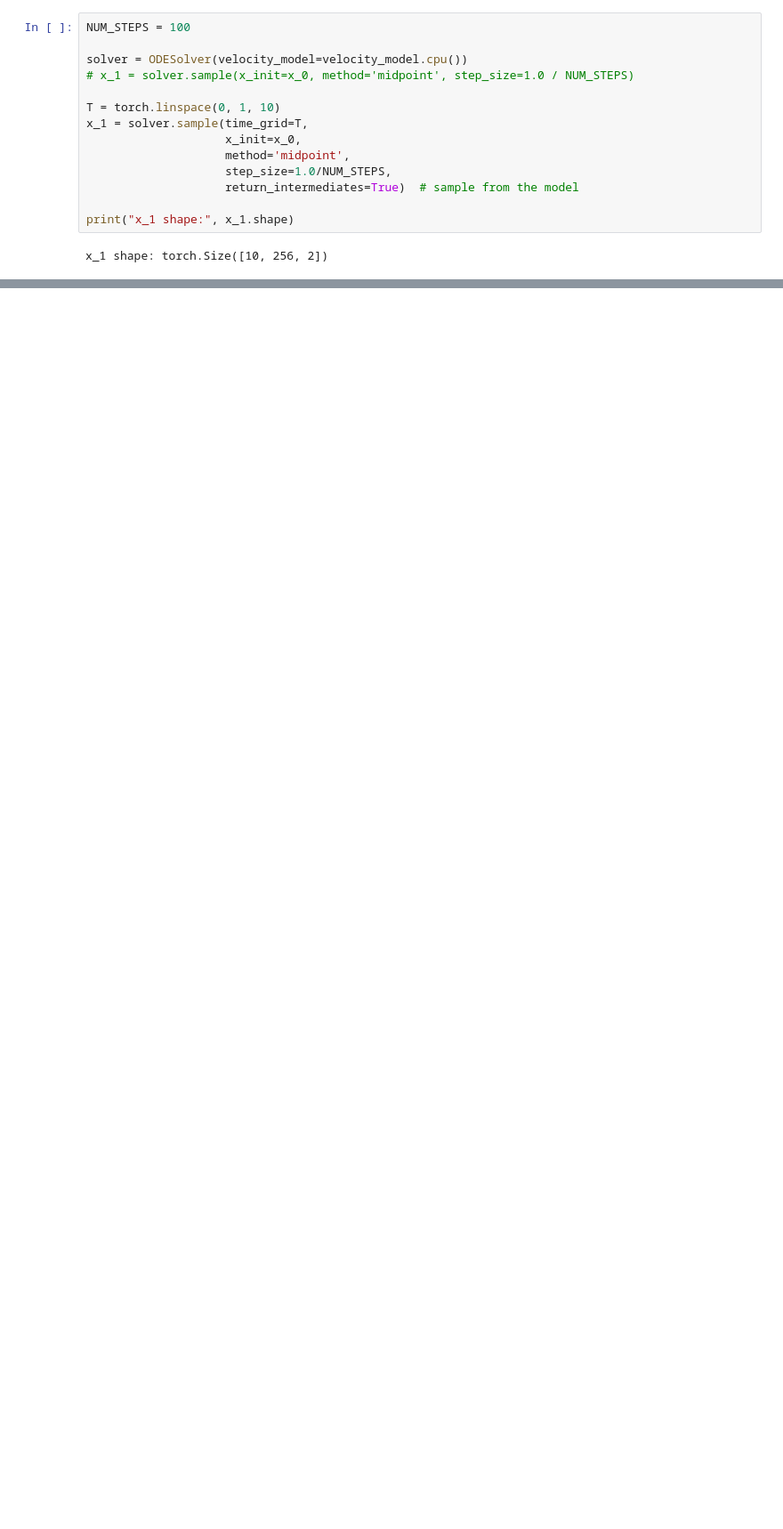
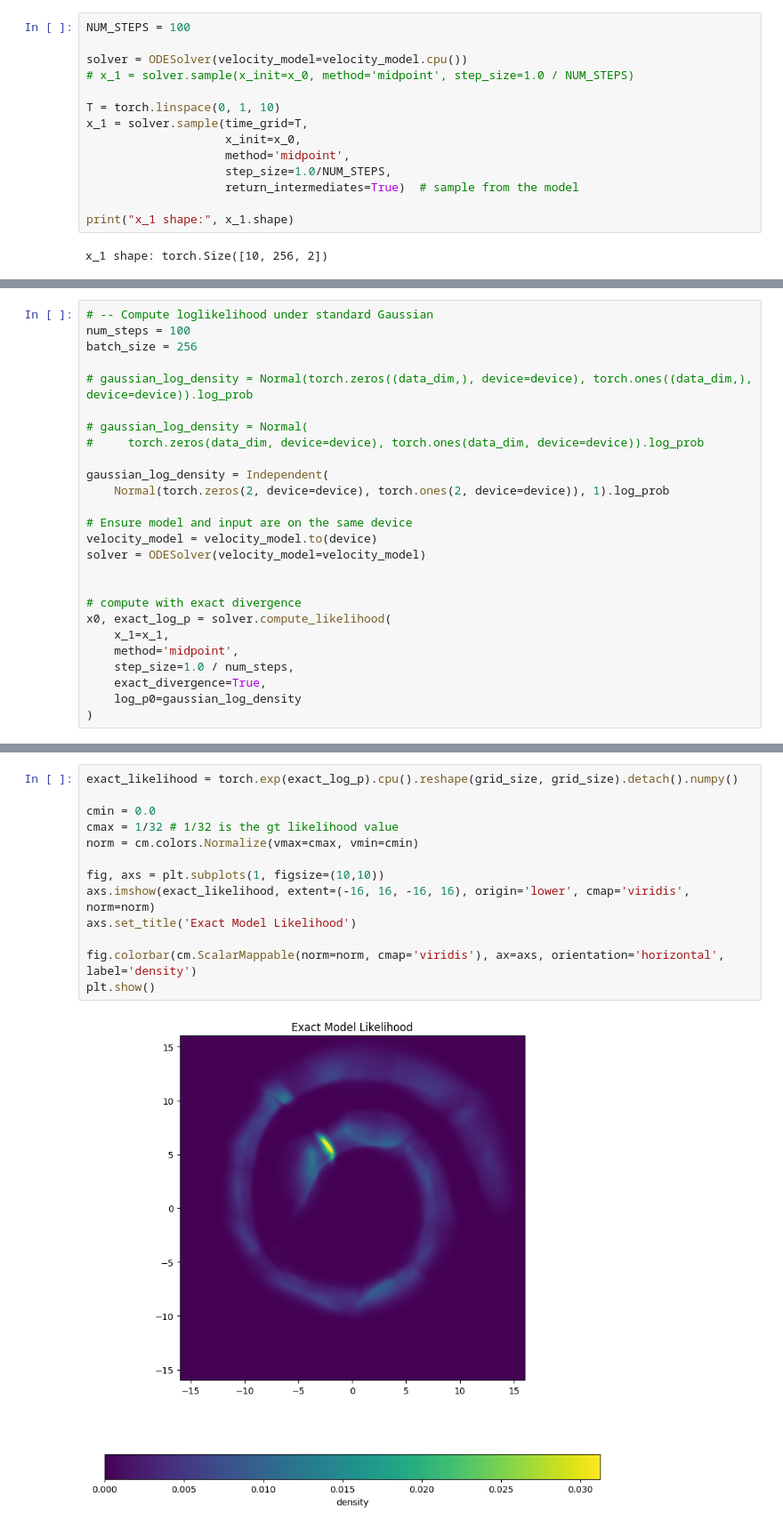
Before and after one commit to ThanhL/flow_matching, a Jupyter notebook: learn/flow_matching.ipynb, the cells around one changed output, grey strips where cells are left out. Shown at 89% size. Saved outputs shown, nothing was run; the diff lists cells and outputs as text; blank space fills up the shorter version.

Commit message:
learn(flow): Added likelihood analysis

```diff
--- a/learn/flow_matching.ipynb
+++ b/learn/flow_matching.ipynb
@@ -210,0 +258,26 @@ plt.plot(samples[-1, :, 0], samples[-1, :, 1], 'o', alpha=0.5, label='Final Samp
+# %%
+# -- Compute loglikelihood under standard Gaussian
+num_steps = 100
+batch_size = 256
+
+# gaussian_log_density = Normal(torch.zeros((data_dim,), device=device), torch.ones((data_dim,), device=device)).log_prob
+
+# gaussian_log_density = Normal(
+#     torch.zeros(data_dim, device=device), torch.ones(data_dim, device=device)).log_prob
+
+gaussian_log_density = Independent(
+    Normal(torch.zeros(2, device=device), torch.ones(2, device=device)), 1).log_prob
+
+# Ensure model and input are on the same device
+velocity_model = velocity_model.to(device)
+solver = ODESolver(velocity_model=velocity_model)
+
+
+# compute with exact divergence
+x0, exact_log_p = solver.compute_likelihood(
+    x_1=x_1,
+    method='midpoint',
+    step_size=1.0 / num_steps,
+    exact_divergence=True,
+    log_p0=gaussian_log_density
+)
@@ -210,0 +297,15 @@ plt.plot(samples[-1, :, 0], samples[-1, :, 1], 'o', alpha=0.5, label='Final Samp
+# %%
+exact_likelihood = torch.exp(exact_log_p).cpu().reshape(grid_size, grid_size).detach().numpy()
+
+cmin = 0.0
+cmax = 1/32 # 1/32 is the gt likelihood value
+norm = cm.colors.Normalize(vmax=cmax, vmin=cmin)
+
+fig, axs = plt.subplots(1, figsize=(10,10))
+axs.imshow(exact_likelihood, extent=(-16, 16, -16, 16), origin='lower', cmap='viridis', norm=norm)
+axs.set_title('Exact Model Likelihood')
+
+fig.colorbar(cm.ScalarMappable(norm=norm, cmap='viridis'), ax=axs, orientation='horizontal', label='density')
+plt.show()
+# %% [output]
+[figure, added]
```
Also changed, not shown: parts of 13 cells of this notebook, 2 other files.
